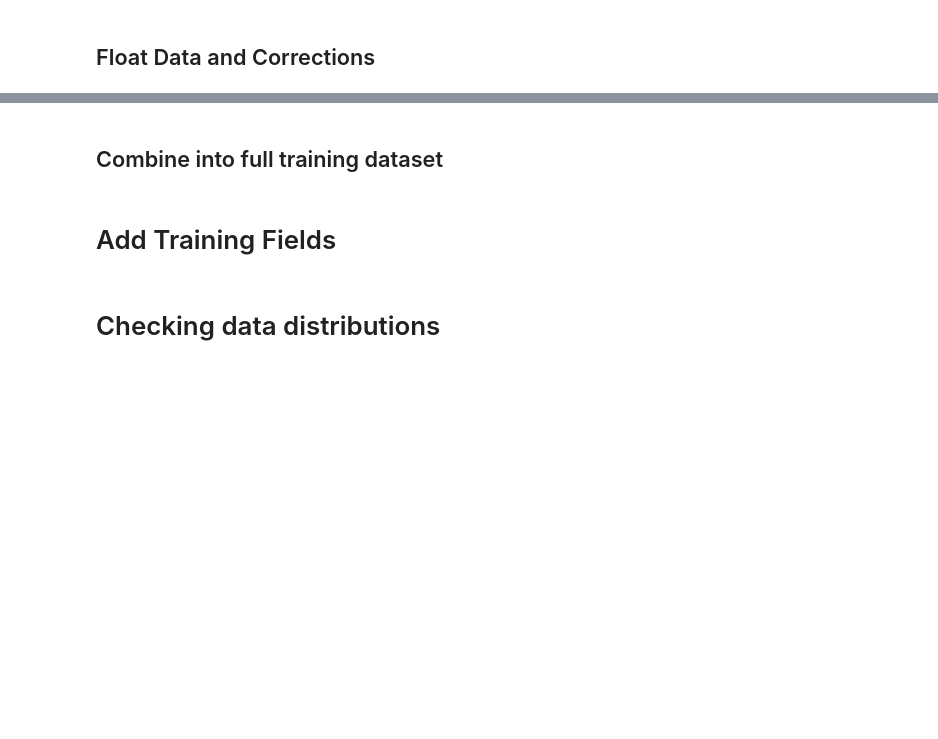
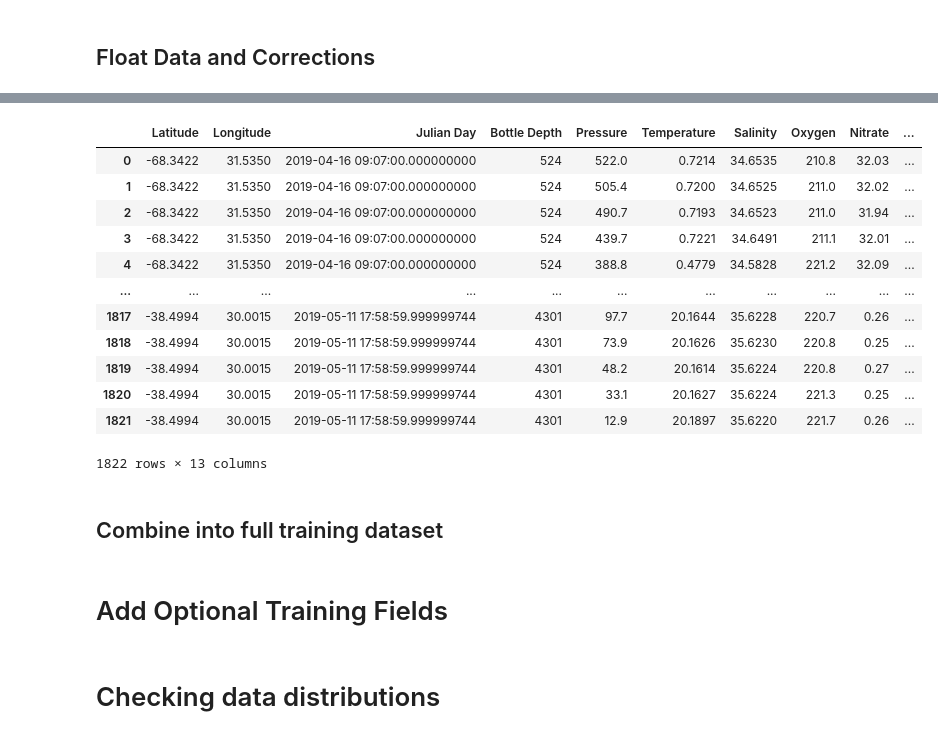
Before and after one commit to UW-MLGEO/MLGEO2022_sangsong, a Jupyter notebook: ml-sogos/scripts/training_data.ipynb, the cells around one changed output, grey strips where cells are left out. Saved outputs shown, nothing was run; the diff lists cells and outputs as text; code cells hidden in the pictures; blank space fills up the shorter version.

```diff
--- a/ml-sogos/scripts/training_data.ipynb
+++ b/ml-sogos/scripts/training_data.ipynb
@@ -244,3 +281,19 @@ ship_DF.to_csv(file_path + 'ShipData_DF.csv')
+# %%
+ship_DF
+# %% [output]
+|  | Latitude | Longitude | Julian Day | Bottle Depth | Pressure | Temperature | Salinity | Oxygen | Nitrate | ... |
+| 0 | -68.3422 | 31.5350 | 2019-04-16 09:07:00.000000000 | 524 | 522.0 | 0.7214 | 34.6535 | 210.8 | 32.03 | ... |
+| 1 | -68.3422 | 31.5350 | 2019-04-16 09:07:00.000000000 | 524 | 505.4 | 0.7200 | 34.6525 | 211.0 | 32.02 | ... |
+| 2 | -68.3422 | 31.5350 | 2019-04-16 09:07:00.000000000 | 524 | 490.7 | 0.7193 | 34.6523 | 211.0 | 31.94 | ... |
+| 3 | -68.3422 | 31.5350 | 2019-04-16 09:07:00.000000000 | 524 | 439.7 | 0.7221 | 34.6491 | 211.1 | 32.01 | ... |
+| 4 | -68.3422 | 31.5350 | 2019-04-16 09:07:00.000000000 | 524 | 388.8 | 0.4779 | 34.5828 | 221.2 | 32.09 | ... |
+| ... | ... | ... | ... | ... | ... | ... | ... | ... | ... | ... |
+| 1817 | -38.4994 | 30.0015 | 2019-05-11 17:58:59.999999744 | 4301 | 97.7 | 20.1644 | 35.6228 | 220.7 | 0.26 | ... |
+| 1818 | -38.4994 | 30.0015 | 2019-05-11 17:58:59.999999744 | 4301 | 73.9 | 20.1626 | 35.6230 | 220.8 | 0.25 | ... |
+| 1819 | -38.4994 | 30.0015 | 2019-05-11 17:58:59.999999744 | 4301 | 48.2 | 20.1614 | 35.6224 | 220.8 | 0.27 | ... |
+| 1820 | -38.4994 | 30.0015 | 2019-05-11 17:58:59.999999744 | 4301 | 33.1 | 20.1627 | 35.6224 | 221.3 | 0.25 | ... |
+| 1821 | -38.4994 | 30.0015 | 2019-05-11 17:58:59.999999744 | 4301 | 12.9 | 20.1897 | 35.6220 | 221.7 | 0.26 | ... |
+1822 rows × 13 columns
 # %% [markdown]
 ## Combine into full training dataset
 # %%
@@ -255,4 +308,4 @@ TrainingDF = TrainingDF.reset_index(drop = True)
 
 TrainingDF.head()
 # %% [markdown]
-# Add Training Fields
+# Add Optional Training Fields
```
Also changed, not shown: parts of 11 cells of this notebook, 1 other file.
